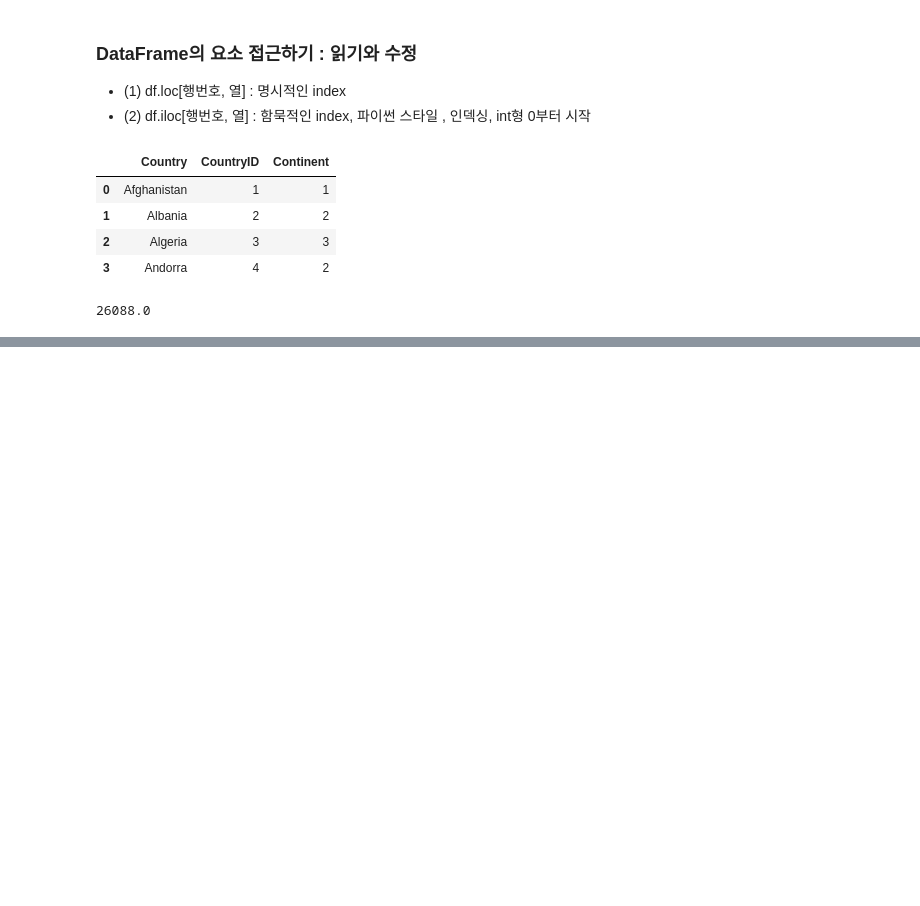
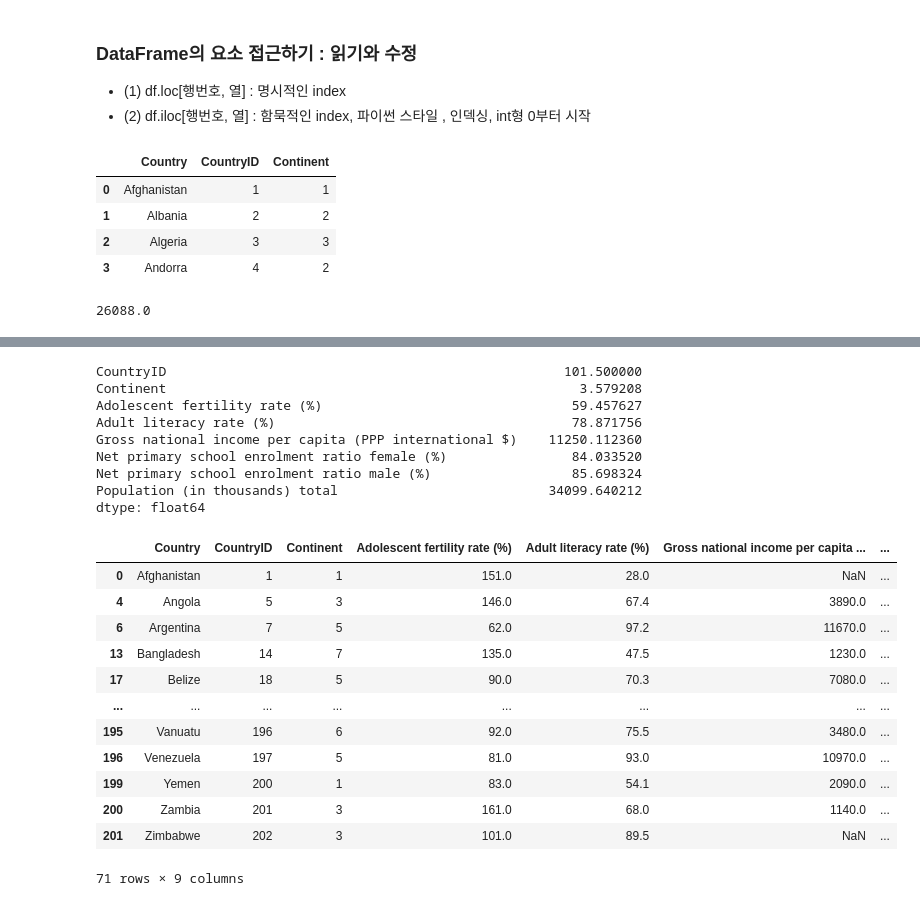
Before and after one commit to landturtler/2020_AI_education_example, a Jupyter notebook: 파이썬데이터분석/pandas_basic.ipynb, the cells around one changed output, grey strips where cells are left out. Saved outputs shown, nothing was run; the diff lists cells and outputs as text; code cells hidden in the pictures; blank space fills up the shorter version.

```diff
--- a/파이썬데이터분석/pandas_basic.ipynb
+++ b/파이썬데이터분석/pandas_basic.ipynb
@@ -315,0 +394,30 @@ df.iloc[0,-1]
+# %%
+# DataFrame을 조건식으로 검색
+print(df.mean())
+df[df > df.mean()]   # 불필요한 출력
+
+# 올바른 출력
+df[df['Adolescent fertility rate (%)'] > df['Adolescent fertility rate (%)'].mean()]
+# %% [output]
+CountryID                                                   101.500000
+Continent                                                     3.579208
+Adolescent fertility rate (%)                                59.457627
+Adult literacy rate (%)                                      78.871756
+Gross national income per capita (PPP international $)    11250.112360
+Net primary school enrolment ratio female (%)                84.033520
+Net primary school enrolment ratio male (%)                  85.698324
+Population (in thousands) total                           34099.640212
+dtype: float64
+|  | Country | CountryID | Continent | Adolescent fertility rate (%) | Adult literacy rate (%) | Gross national income per capita ... | ... |
+| 0 | Afghanistan | 1 | 1 | 151.0 | 28.0 | NaN | ... |
+| 4 | Angola | 5 | 3 | 146.0 | 67.4 | 3890.0 | ... |
+| 6 | Argentina | 7 | 5 | 62.0 | 97.2 | 11670.0 | ... |
+| 13 | Bangladesh | 14 | 7 | 135.0 | 47.5 | 1230.0 | ... |
+| 17 | Belize | 18 | 5 | 90.0 | 70.3 | 7080.0 | ... |
+| ... | ... | ... | ... | ... | ... | ... | ... |
+| 195 | Vanuatu | 196 | 6 | 92.0 | 75.5 | 3480.0 | ... |
+| 196 | Venezuela | 197 | 5 | 81.0 | 93.0 | 10970.0 | ... |
+| 199 | Yemen | 200 | 1 | 83.0 | 54.1 | 2090.0 | ... |
+| 200 | Zambia | 201 | 3 | 161.0 | 68.0 | 1140.0 | ... |
+| 201 | Zimbabwe | 202 | 3 | 101.0 | 89.5 | NaN | ... |
+71 rows × 9 columns
```
Also changed, not shown: parts of 8 cells of this notebook.
